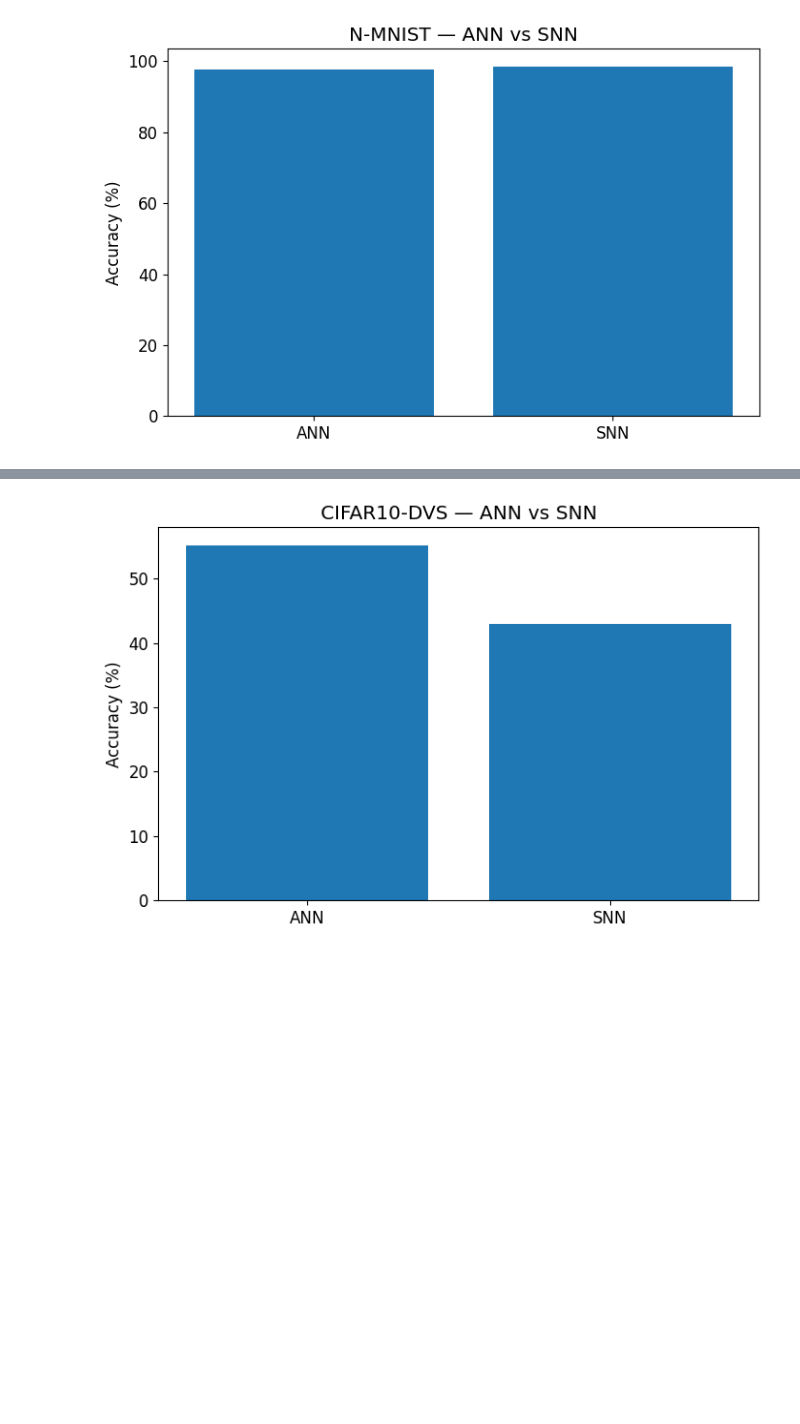
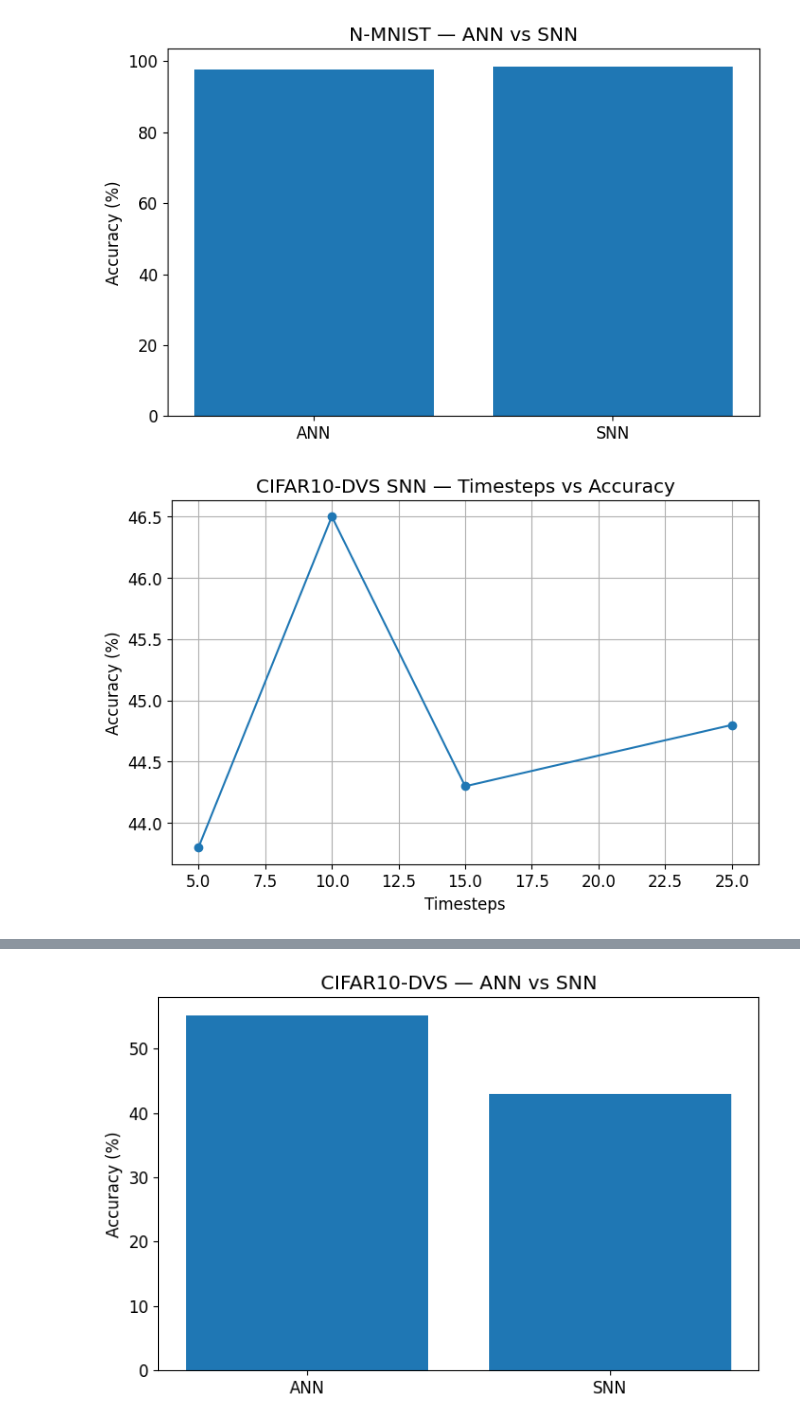
Before and after one commit to julenlegido/SpikingNeuralNetworks, a Jupyter notebook: notebooks/temporal_datasets.ipynb, the cells around one changed output, grey strips where cells are left out. Saved outputs shown, nothing was run; the diff lists cells and outputs as text; code cells hidden in the pictures; blank space fills up the shorter version.

```diff
--- a/notebooks/temporal_datasets.ipynb
+++ b/notebooks/temporal_datasets.ipynb
@@ -172,3 +176,32 @@ plt.savefig("results/figures/nmnist_ann_snn_accuracy_comparison.png", dpi=300)
 plt.show()
 # %% [output]
 [figure]
+# %%
+dvst5 = load_json("results/logs/snn_dvs_T5.json")
+dvst10 = load_json("results/logs/snn_dvs_T10_beta0.9.json")
+dvst15 = load_json("results/logs/snn_dvs_T15.json")
+dvst25 = load_json("results/logs/snn_dvs_T25.json")
+
+timesteps = [
+    dvst5["num_steps"],
+    dvst10["num_steps"],
+    dvst15["num_steps"],
+    dvst25["num_steps"]
+]
+
+accuracies = [
+    dvst5["accuracy"][-1],
+    dvst10["accuracy"][-1],
+    dvst15["accuracy"][-1],
+    dvst25["accuracy"][-1]
+]
+
+plt.plot(timesteps, accuracies, marker="o")
+plt.xlabel("Timesteps")
+plt.ylabel("Accuracy (%)")
+plt.title("CIFAR10-DVS SNN — Timesteps vs Accuracy")
+plt.grid()
+plt.savefig("results/figures/dvs_accuracies_timesteps_comparison.png", dpi=300)
+plt.show()
+# %% [output]
+[figure, added]
```
Also changed, not shown: parts of 4 cells of this notebook, 11 other files.
